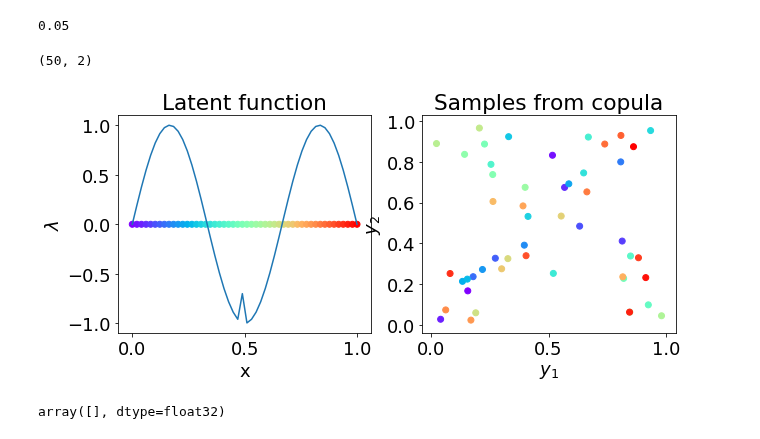
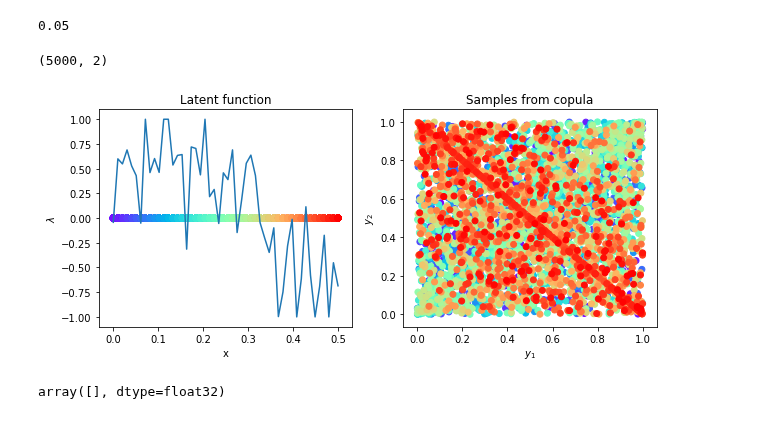
Before and after one commit to NinelK/CopulaGP, a Jupyter notebook: Copula_nopyro.ipynb, the cells around one changed output. Drawn from its saved outputs; the diff is of its cells as text; code cells hidden in the pictures.

```diff
--- a/Copula_nopyro.ipynb
+++ b/Copula_nopyro.ipynb
@@ -31,13 +28,6 @@ The autoreload extension is already loaded. To reload it, use:
 # %%
 #here we specify a 'true' latent function lambda
-#scale = lambda x: 0.7*np.sin(np.pi*3*x)#*np.cos(2*np.pi*3*x+0.3)*5.+6. #np.sin(2*np.pi*3*x+.6)
-def scale1(x):
-    if (x>0.48) & (x<0.5):
-        return -.7
-    else:
-        return np.sin(np.pi*3*x)
-
-scale = np.vectorize(scale1)
+scale = lambda x: 0.7*np.sin(np.pi*3*x)#*np.cos(2*np.pi*3*x+0.3)*5.+6. #np.sin(2*np.pi*3*x+.6)
 # %%
 np.around(0.0543653,2)
 # %% [output]
@@ -45,35 +35,39 @@ np.around(0.0543653,2)
 # %%
 # here we generate some synthetic samples
 import matplotlib.cm as cm
 from gpytorch.distributions import base_distributions
 
 NSamp = int(50)
 
-X = np.linspace(0.,1.,NSamp)
+X = np.linspace(0.,.5,NSamp)
 
 fig, (lambdaf, samples) = plt.subplots(1,2,figsize=(10,4))
 
-scales = [scale(x) for x in X]
+scales = np.clip([scale(x) for x in X]+0.4*base_distributions.Normal(0,1).sample(torch.Size([NSamp])).numpy(),-1,1)
+rep = 100
+scales = np.repeat(scales,rep,axis=0)
+X = np.repeat(X,rep,axis=0)
+NSamp = NSamp*rep
 
-lambdaf.plot(X,scales)#+0.5*base_distributions.Normal(0,1).sample(torch.Size([NSamp])).numpy())
+lambdaf.plot(X,scales)
 lambdaf.set_xlabel('x')
 lambdaf.set_ylabel('$\lambda$')
 lambdaf.set_title('Latent function')
 
 model = GaussianCopula(torch.tensor(scales).float())
 Y = model.sample().numpy().squeeze()
 print(Y.shape)
 colors = cm.rainbow(np.linspace(0., 1., NSamp))
 lambdaf.scatter(X,np.zeros_like(X),color=colors)
 samples.scatter(*Y.T, color=colors)
 samples.set_xlabel('$y_1$')
 samples.set_ylabel('$y_2$')
 samples.set_title('Samples from copula')
 
 fig.show()
 # %% [output]
-(50, 2)
+(5000, 2)
-[figure, old version]
+[figure, new version]
 # %%
 Y[Y!=Y]
 # %% [output]
```
Also changed, not shown: parts of 13 cells of this notebook, 2 other files.
